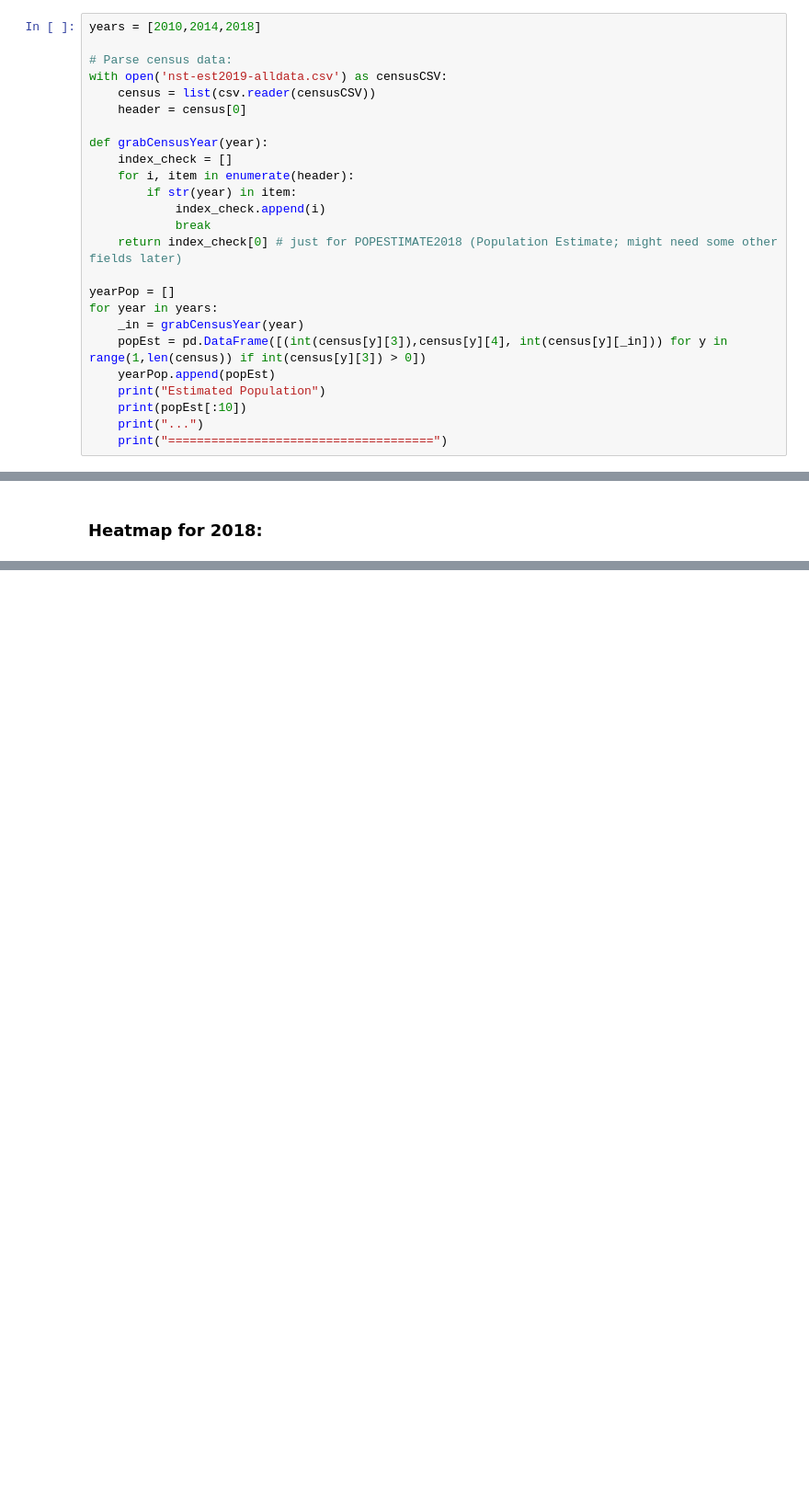
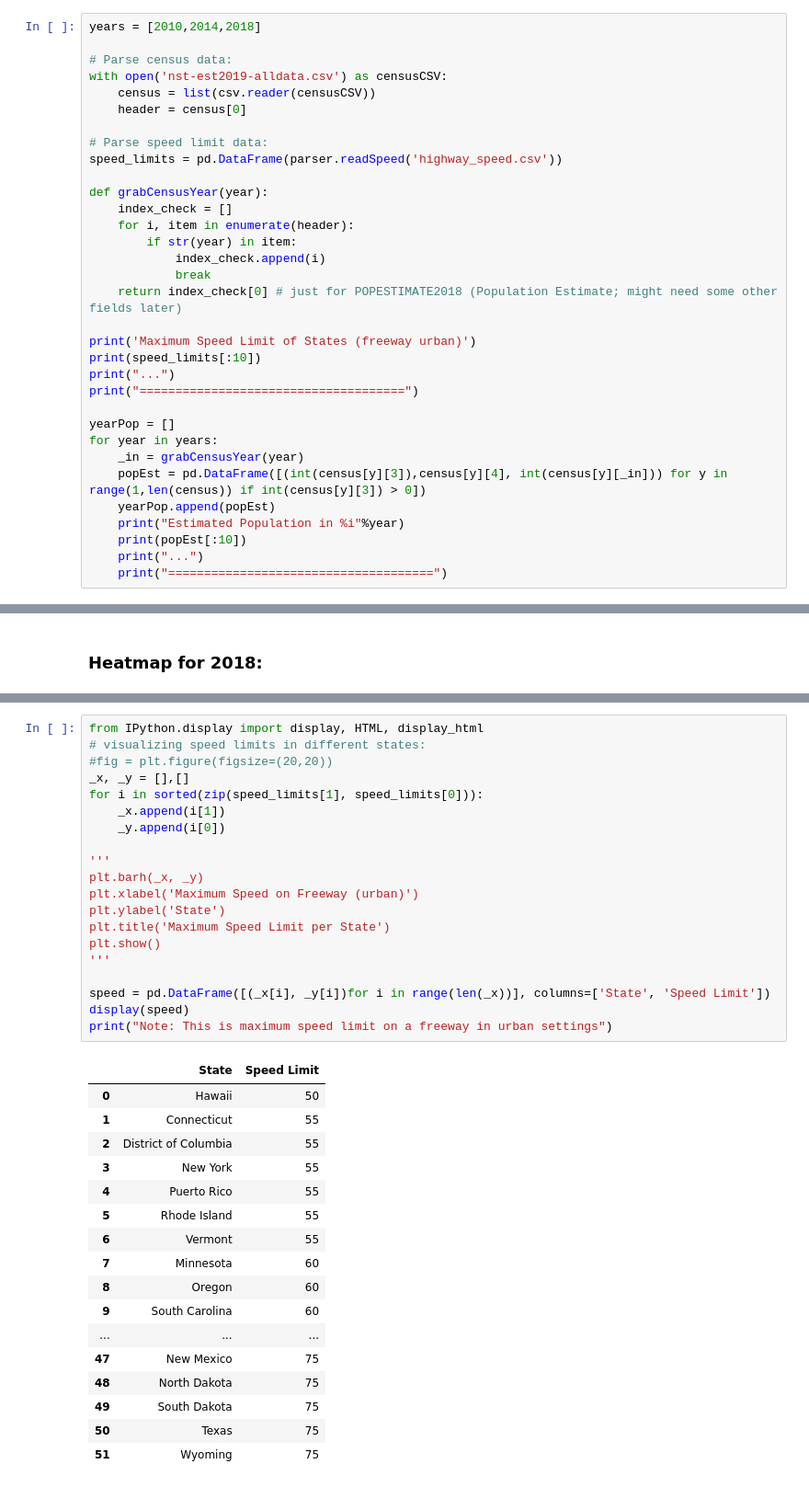
Before and after one commit to fdac20/MedicalBenchmarks, a Jupyter notebook: multiyear_analysis.ipynb, the cells around one changed output, grey strips where cells are left out. Shown at 92% size. Saved outputs shown, nothing was run; the diff lists cells and outputs as text; blank space fills up the shorter version.

```diff
--- a/multiyear_analysis.ipynb
+++ b/multiyear_analysis.ipynb
@@ -31,6 +51,9 @@ years = [2010,2014,2018]
 with open('nst-est2019-alldata.csv') as censusCSV:
     census = list(csv.reader(censusCSV))
     header = census[0]
+
+# Parse speed limit data:
+speed_limits = pd.DataFrame(parser.readSpeed('highway_speed.csv'))
 
 def grabCensusYear(year):
     index_check = []
@@ -40,12 +63,17 @@ def grabCensusYear(year):
             break
     return index_check[0] # just for POPESTIMATE2018 (Population Estimate; might need some other fields later)
 
+print('Maximum Speed Limit of States (freeway urban)')
+print(speed_limits[:10])
+print("...")
+print("=====================================")
+
 yearPop = []
 for year in years:
     _in = grabCensusYear(year)
     popEst = pd.DataFrame([(int(census[y][3]),census[y][4], int(census[y][_in])) for y in range(1,len(census)) if int(census[y][3]) > 0])
     yearPop.append(popEst)
-    print("Estimated Population")
+    print("Estimated Population in %i"%year)
     print(popEst[:10])
     print("...")
     print("=====================================")
@@ -247,3 +298,41 @@ max_lat:  69.73334722 min_lat:  19.11683056
 (600, 300) (600,) (300,)
 (300, 600)
 [figure]
+# %%
+from IPython.display import display, HTML, display_html
+# visualizing speed limits in different states:
+#fig = plt.figure(figsize=(20,20))
+_x, _y = [],[]
+for i in sorted(zip(speed_limits[1], speed_limits[0])):
+    _x.append(i[1])
+    _y.append(i[0])
+
+'''
+plt.barh(_x, _y)
+plt.xlabel('Maximum Speed on Freeway (urban)')
+plt.ylabel('State')
+plt.title('Maximum Speed Limit per State')
+plt.show()
+'''
+
+speed = pd.DataFrame([(_x[i], _y[i])for i in range(len(_x))], columns=['State', 'Speed Limit'])
+display(speed)
+print("Note: This is maximum speed limit on a freeway in urban settings")
+# %% [output]
+|  | State | Speed Limit |
+| 0 | Hawaii | 50 |
+| 1 | Connecticut | 55 |
+| 2 | District of Columbia | 55 |
+| 3 | New York | 55 |
+| 4 | Puerto Rico | 55 |
+| 5 | Rhode Island | 55 |
+| 6 | Vermont | 55 |
+| 7 | Minnesota | 60 |
+| 8 | Oregon | 60 |
+| 9 | South Carolina | 60 |
+| ... | ... | ... |
+| 47 | New Mexico | 75 |
+| 48 | North Dakota | 75 |
+| 49 | South Dakota | 75 |
+| 50 | Texas | 75 |
+| 51 | Wyoming | 75 |
```
Also changed, not shown: parts of 14 cells of this notebook, 1 other file.
